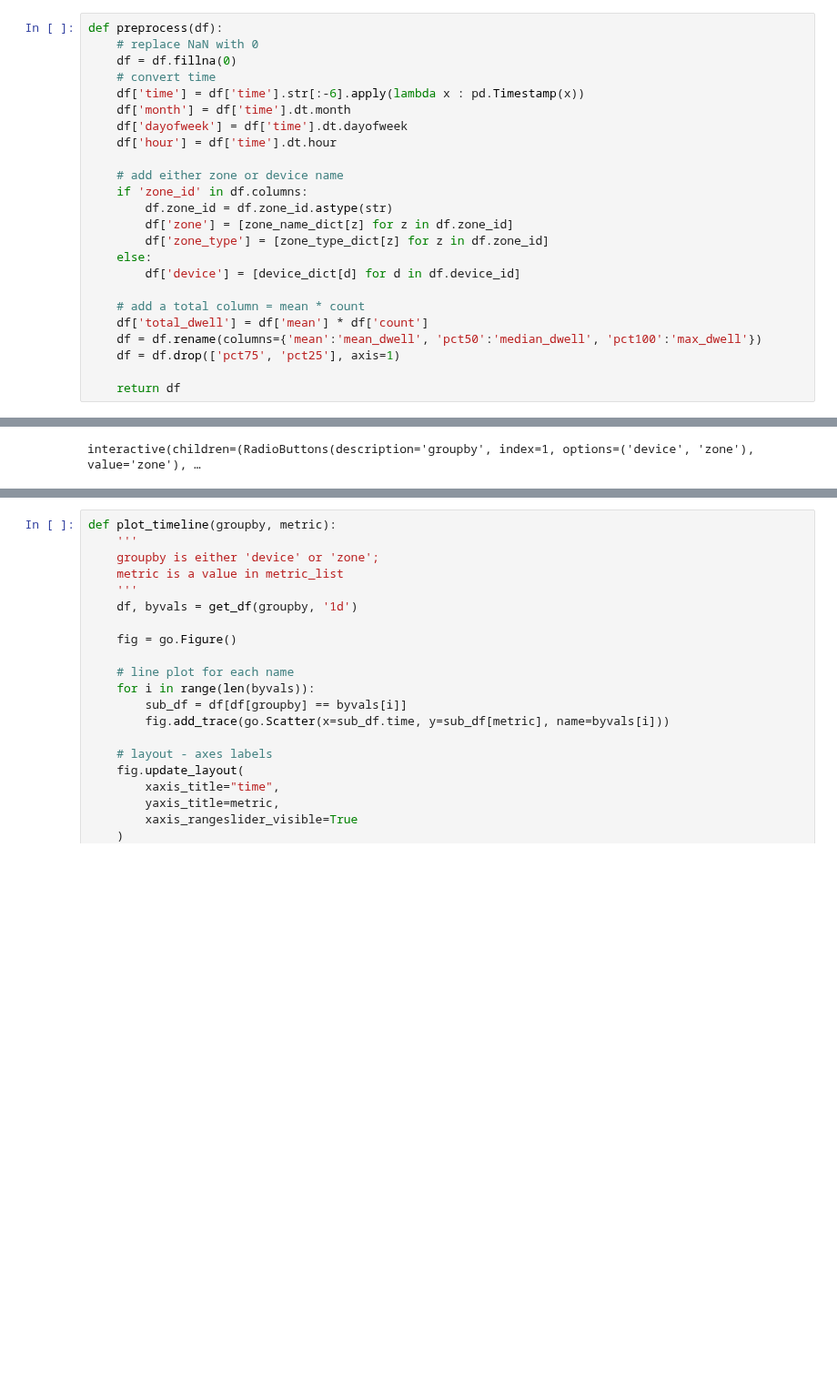
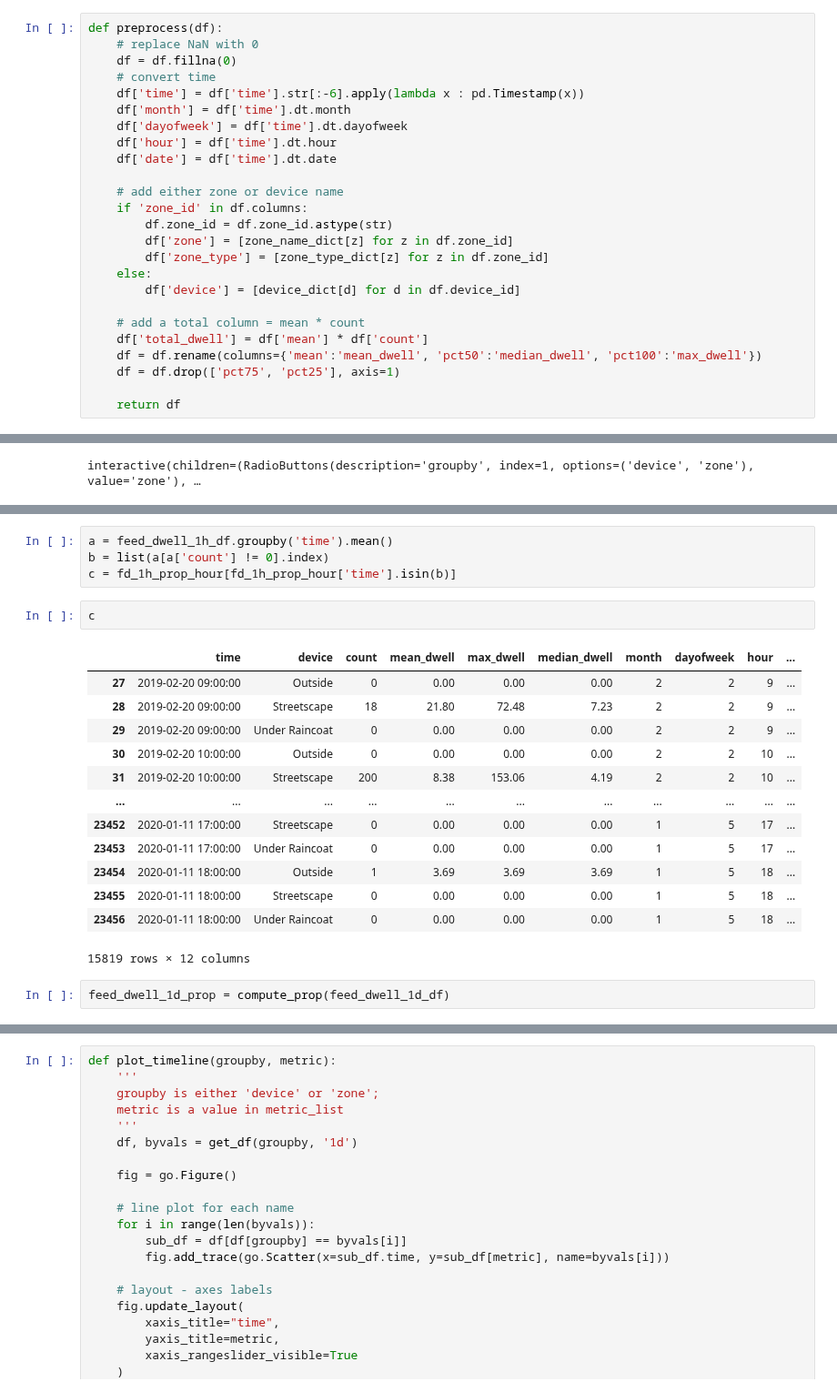
Before and after one commit to wangz585/Sidewalk-Lab-Data-Analysis, a Jupyter notebook: webpage.ipynb, the cells around one changed output, grey strips where cells are left out. Shown at 91% size. Drawn from its saved outputs; the diff is of its cells as text; blank space fills up the shorter version.

```diff
--- a/webpage.ipynb
+++ b/webpage.ipynb
@@ -212,6 +212,7 @@ def preprocess(df):
     df['month'] = df['time'].dt.month
     df['dayofweek'] = df['time'].dt.dayofweek
     df['hour'] = df['time'].dt.hour
+    df['date'] = df['time'].dt.date
 
     # add either zone or device name
     if 'zone_id' in df.columns:
@@ -311,0 +391,22 @@ interactive(children=(RadioButtons(description='groupby', index=1, options=('dev
+# %%
+a = feed_dwell_1h_df.groupby('time').mean()
+b = list(a[a['count'] != 0].index)
+c = fd_1h_prop_hour[fd_1h_prop_hour['time'].isin(b)]
+# %%
+c
+# %% [output]
+|  | time | device | count | mean_dwell | max_dwell | median_dwell | month | dayofweek | hour | ... |
+| 27 | 2019-02-20 09:00:00 | Outside | 0 | 0.00 | 0.00 | 0.00 | 2 | 2 | 9 | ... |
+| 28 | 2019-02-20 09:00:00 | Streetscape | 18 | 21.80 | 72.48 | 7.23 | 2 | 2 | 9 | ... |
+| 29 | 2019-02-20 09:00:00 | Under Raincoat | 0 | 0.00 | 0.00 | 0.00 | 2 | 2 | 9 | ... |
+| 30 | 2019-02-20 10:00:00 | Outside | 0 | 0.00 | 0.00 | 0.00 | 2 | 2 | 10 | ... |
+| 31 | 2019-02-20 10:00:00 | Streetscape | 200 | 8.38 | 153.06 | 4.19 | 2 | 2 | 10 | ... |
+| ... | ... | ... | ... | ... | ... | ... | ... | ... | ... | ... |
+| 23452 | 2020-01-11 17:00:00 | Streetscape | 0 | 0.00 | 0.00 | 0.00 | 1 | 5 | 17 | ... |
+| 23453 | 2020-01-11 17:00:00 | Under Raincoat | 0 | 0.00 | 0.00 | 0.00 | 1 | 5 | 17 | ... |
+| 23454 | 2020-01-11 18:00:00 | Outside | 1 | 3.69 | 3.69 | 3.69 | 1 | 5 | 18 | ... |
+| 23455 | 2020-01-11 18:00:00 | Streetscape | 0 | 0.00 | 0.00 | 0.00 | 1 | 5 | 18 | ... |
+| 23456 | 2020-01-11 18:00:00 | Under Raincoat | 0 | 0.00 | 0.00 | 0.00 | 1 | 5 | 18 | ... |
+15819 rows × 12 columns
+# %%
+feed_dwell_1d_prop = compute_prop(feed_dwell_1d_df)
```
Also changed, not shown: parts of 12 cells of this notebook.
